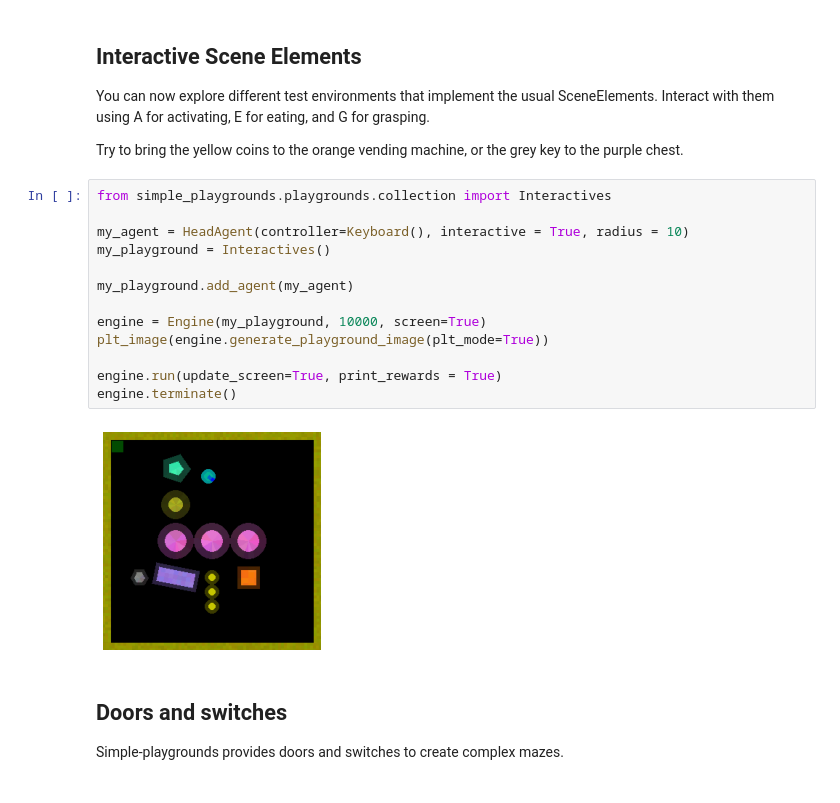
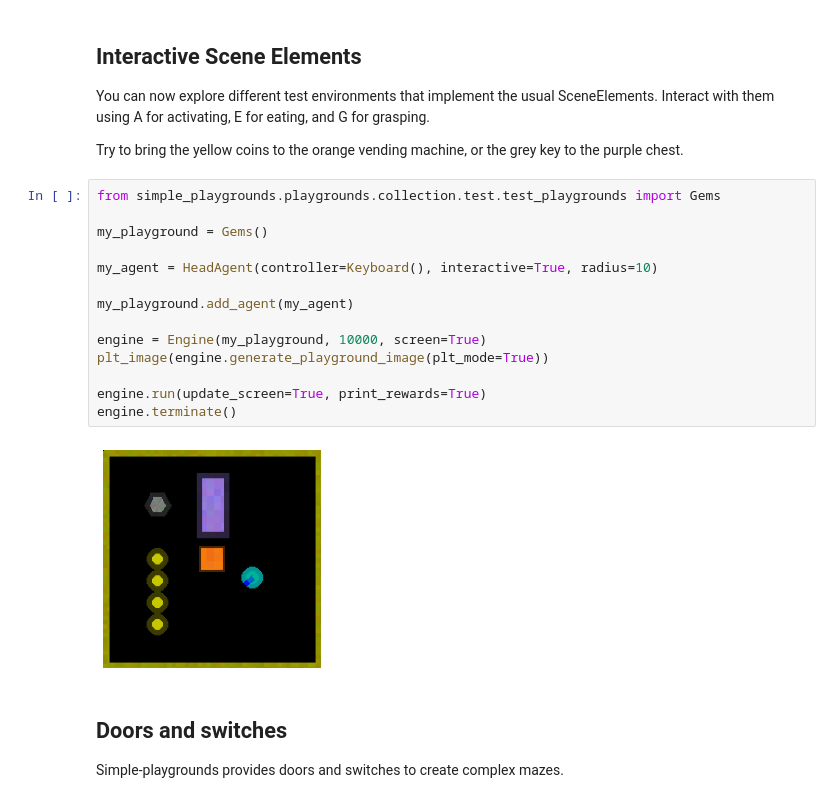
Before and after one commit to gaorkl/simple-playgrounds, a Jupyter notebook: tutorials/jupyter/03_SceneElements.ipynb, the cells around one changed output. Cells and saved outputs as stored; diff of their text form.

```diff
--- a/tutorials/jupyter/03_SceneElements.ipynb
+++ b/tutorials/jupyter/03_SceneElements.ipynb
@@ -66,20 +63,21 @@ Interact with them using A for activating, E for eating, and G for grasping.
 
 Try to bring the yellow coins to the orange vending machine, or the grey key to the purple chest.
 # %%
-from simple_playgrounds.playgrounds.collection import Interactives
+from simple_playgrounds.playgrounds.collection.test.test_playgrounds import Gems
 
-my_agent = HeadAgent(controller=Keyboard(), interactive = True, radius = 10)
-my_playground = Interactives()
+my_playground = Gems()
+
+my_agent = HeadAgent(controller=Keyboard(), interactive=True, radius=10)
 
 my_playground.add_agent(my_agent)
 
 engine = Engine(my_playground, 10000, screen=True)
 plt_image(engine.generate_playground_image(plt_mode=True))
 
-engine.run(update_screen=True, print_rewards = True)
+engine.run(update_screen=True, print_rewards=True)
 engine.terminate()
 # %% [output]
-[figure, old version]
+[figure, new version]
 # %% [markdown]
 ## Doors and switches
 
```
Also changed, not shown: parts of 9 cells of this notebook, 7 other files.
